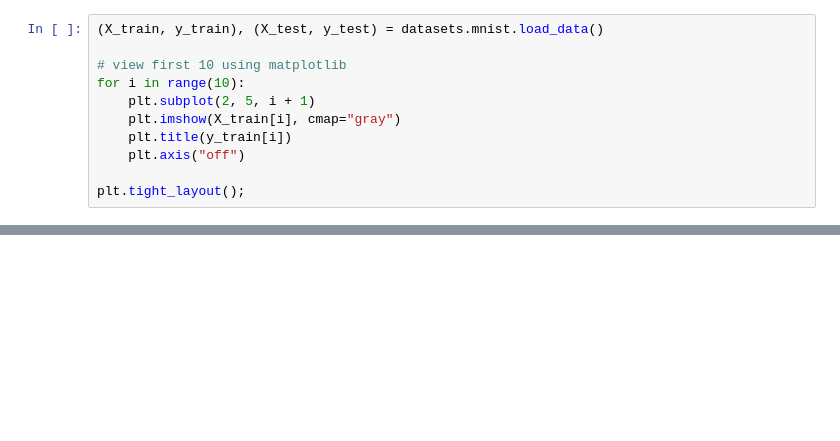
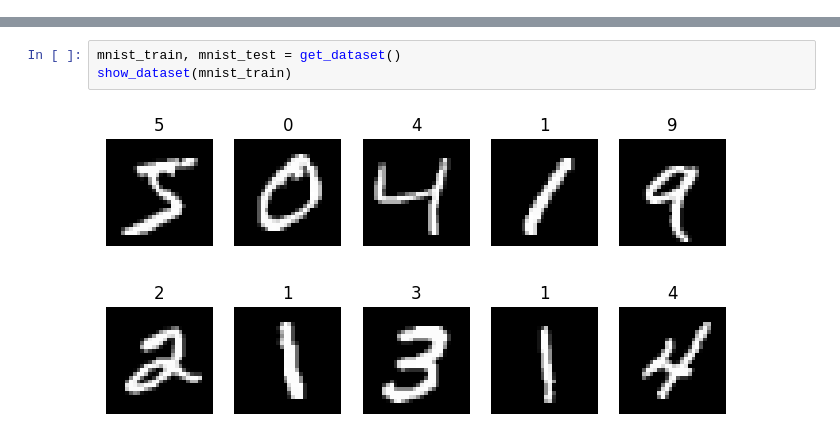
Before and after one commit to adamelliotfields/lab, a Jupyter notebook: files/tf/mnist.ipynb, the cells around one changed output, grey strips where cells are left out. Cells and saved outputs as stored; diff of their text form; blank space fills up the shorter version.

Commit message:
Rewrite MNIST

```diff
--- a/files/tf/mnist.ipynb
+++ b/files/tf/mnist.ipynb
@@ -24,12 +26 @@ from keras import Input, Sequential, datasets, layers
-# %%
-(X_train, y_train), (X_test, y_test) = datasets.mnist.load_data()
-
-# view first 10 using matplotlib
-for i in range(10):
-    plt.subplot(2, 5, i + 1)
-    plt.imshow(X_train[i], cmap="gray")
-    plt.title(y_train[i])
-    plt.axis("off")
-
-plt.tight_layout();
 # %%
@@ -156,0 +183,5 @@ plt.title("LeNet-5 MNIST Training");
+# %%
+mnist_train, mnist_test = get_dataset()
+show_dataset(mnist_train)
+# %% [output]
+[figure, added]
```
Also changed, not shown: parts of 8 cells of this notebook.
